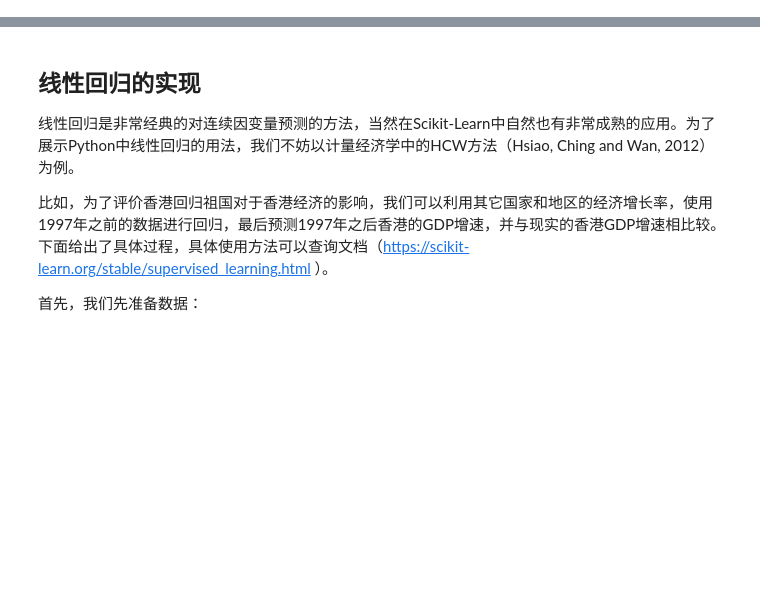
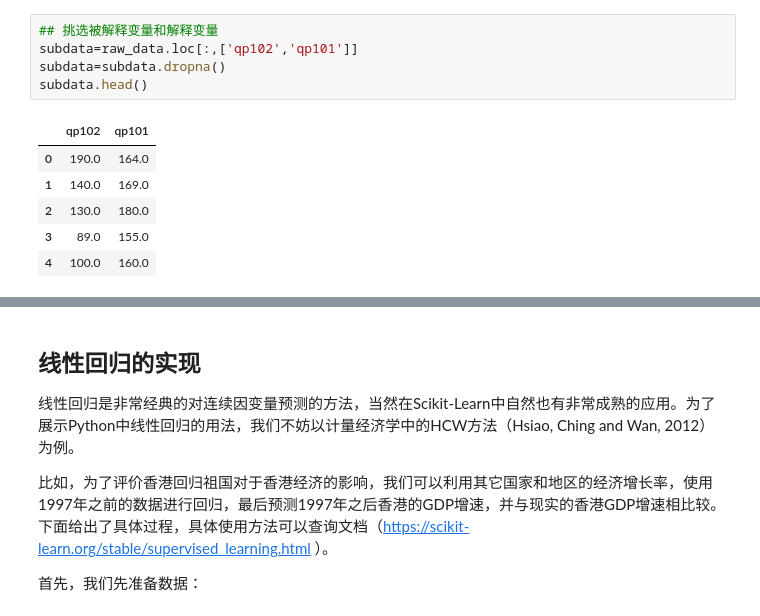
Before and after one commit to sijichun/PythonTutor, a Jupyter notebook: T28_regression_lasso.ipynb, the cells around one changed output, grey strips where cells are left out. Drawn from its saved outputs; the diff is of its cells as text; blank space fills up the shorter version.

```diff
--- a/T28_regression_lasso.ipynb
+++ b/T28_regression_lasso.ipynb
@@ -0,0 +65,12 @@
+# %%
+## 挑选被解释变量和解释变量
+subdata=raw_data.loc[:,['qp102','qp101']]
+subdata=subdata.dropna()
+subdata.head()
+# %% [output]
+|  | qp102 | qp101 |
+| 0 | 190.0 | 164.0 |
+| 1 | 140.0 | 169.0 |
+| 2 | 130.0 | 180.0 |
+| 3 | 89.0 | 155.0 |
+| 4 | 100.0 | 160.0 |
```
Also changed, not shown: parts of 13 cells of this notebook, 1 other file.
